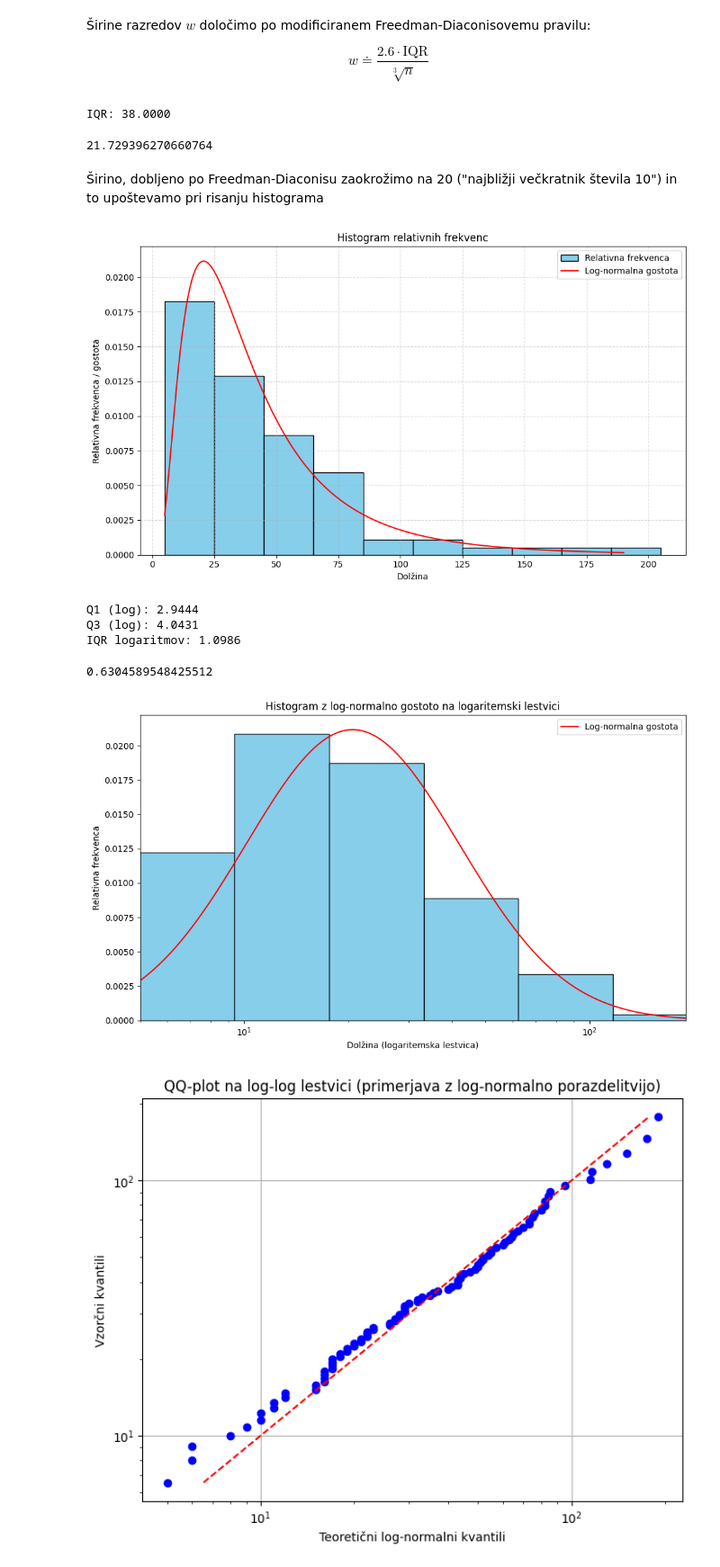
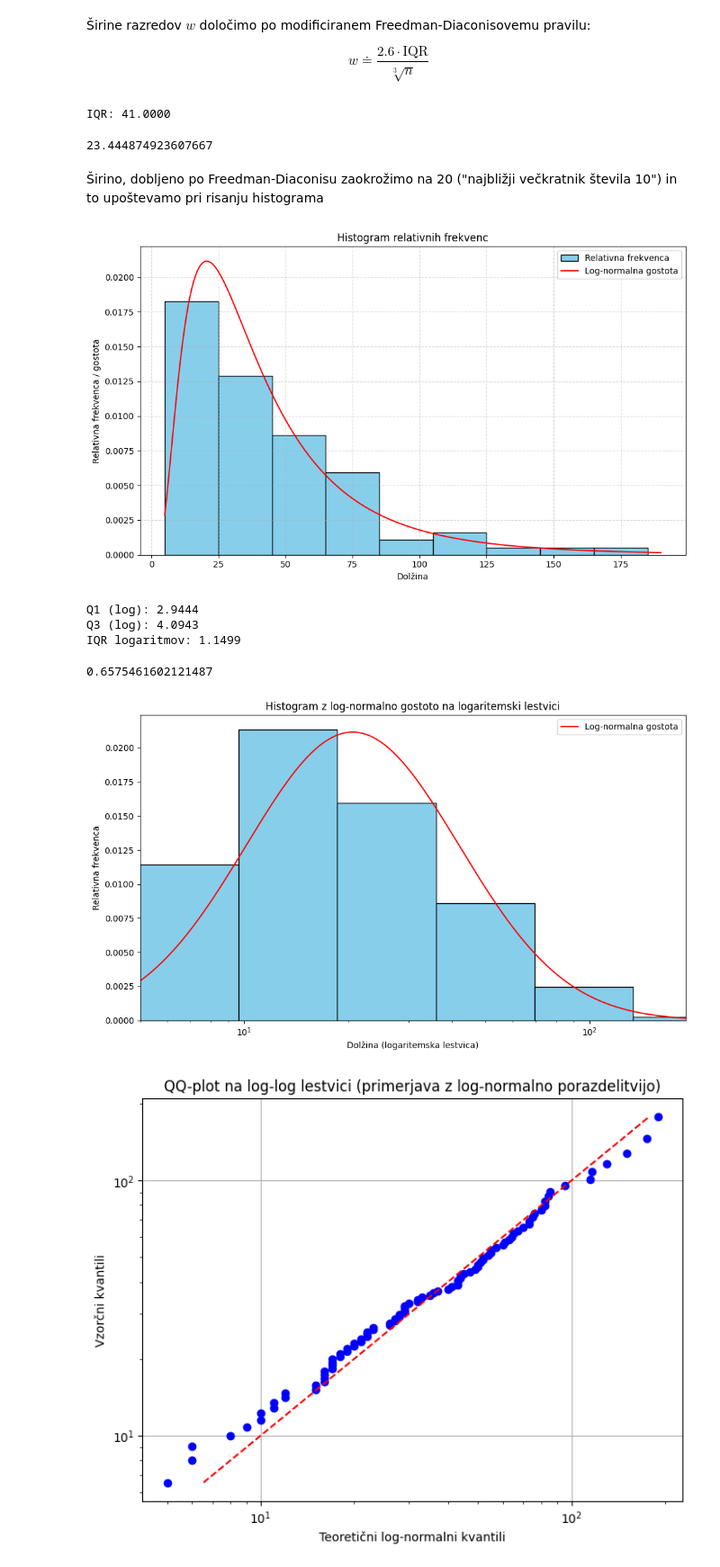
Before and after one commit to LukaLjevar/projektna_statistika, a Jupyter notebook: Hobotnice.ipynb, the cells around one changed output. Shown: that part at 90% size. Drawn from its saved outputs; the diff is of its cells as text; code cells hidden in the pictures.

Commit message:
Popravil sem, da prvega podatka ne razume kot naslov.

```diff
--- a/Hobotnice.ipynb
+++ b/Hobotnice.ipynb
@@ -32,20 +31,20 @@ $$w \doteq \frac{2.6  \cdot \mathrm{IQR}}{\sqrt[3]{n}}$$
 # %%
 #Poračunamo IQR:
 
-df = pd.read_csv('Hobotnice.csv')
+df = pd.read_csv('Hobotnice.csv', header=None)
 
 # Izberi stolpec
 stolpec = df.columns[0]
 
 # Izračun IQR
-q1 = df[stolpec].quantile(0.25)
-q3 = df[stolpec].quantile(0.75)
-iqr = q3 - q1
+q1_min = df[stolpec].quantile(0.25, interpolation = 'lower') # minimum prvega kvartila
+q3_max = df[stolpec].quantile(0.75, interpolation = 'higher') # maksimum tretjega kvartila
+iqr = q3_max - q1_min
 
 # Izpis
 print(f"IQR: {iqr:.4f}")
 # %% [output]
-IQR: 38.0000
+IQR: 41.0000
 # %%
 #Približne širine razredov bodo torej:
 n = 94
@@ -53,19 +52,19 @@ sirina = 2.6*iqr/np.cbrt(n)
 
 print(sirina)
 # %% [output]
-21.729396270660764
+23.444874923607667
 # %% [markdown]
 Širino, dobljeno po Freedman-Diaconisu zaokrožimo na 20 ("najbližji večkratnik števila 10") in to upoštevamo pri risanju histograma
 # %%
 from scipy.stats import lognorm
 
-df = pd.read_csv('Hobotnice.csv')
+df = pd.read_csv('Hobotnice.csv', header=None)
 
 # Histogram - določimo širino stolpca
 sirina = 20
 min_vrednost = df[stolpec].min()
 max_vrednost = df[stolpec].max()
-meje = np.arange(min_vrednost, max_vrednost + sirina, sirina)
+meje = np.arange(min_vrednost, max_vrednost, sirina)
 
 # Histogram relativnih frekvenc
 plt.figure(figsize=(10, 6))
@@ -93,12 +92,12 @@ plt.ylabel('Relativna frekvenca / gostota')
 plt.grid(True, linestyle='--', alpha=0.5)
 plt.legend()
 plt.tight_layout()
+
 plt.show()
 # %% [output]
-[figure, old version]
+[figure, new version]
 # %%
 #Da določimo širine stolpcev, moramo poračunati še IQR logaritmov
-stolpec = df.columns[0]
 
 # Odstrani vrednosti ≤ 0 (log ni definiran)
 podatki = df[df[stolpec] > 0][stolpec]
@@ -107,8 +106,8 @@ podatki = df[df[stolpec] > 0][stolpec]
 log_podatki = np.log(podatki)
 
 # Izračun IQR logaritmov
-q1 = np.percentile(log_podatki, 25)
-q3 = np.percentile(log_podatki, 75)
+q1 = np.quantile(log_podatki, 0.25, method = 'lower') # Vzamemo najmanjšo vrednost za prvi kvartil
+q3 = np.quantile(log_podatki, 0.75, method = 'higher') # Vzamemo navečjo vrednost za tretji kvartil
 iqr_log = q3 - q1
 
 # Izpis rezultatov
@@ -117,64 +116,42 @@ print(f"Q3 (log): {q3:.4f}")
 print(f"IQR logaritmov: {iqr_log:.4f}")
 # %% [output]
 Q1 (log): 2.9444
-Q3 (log): 4.0431
-IQR logaritmov: 1.0986
+Q3 (log): 4.0943
+IQR logaritmov: 1.1499
 # %%
-#Poračunamo širine razredov po modificiranem Freedman-Diaconisovim pravilu:
+#Poračunamo širine razredov po modificiranem Freedman-Diaconisovem pravilu:
+n = len(log_podatki)
+sirina_log = 2.6 * iqr_log / np.cbrt(n)
+print(sirina_log)
+# %% [output]
+0.6575461602121487
 # %%
-stolpec = df.columns[0]
 
-# Uporabi samo pozitivne vrednosti (logaritemska skala zahteva >0)
-podatki = df[df[stolpec] > 0][stolpec]
-
-# Izračun logaritmov podatkov (za log-skalo)
-log_podatki = np.log(podatki)
-
-# Izračun IQR logaritmov
-q1 = np.percentile(log_podatki, 25)
-q3 = np.percentile(log_podatki, 75)
-iqr_log = q3 - q1
-
-# Število podatkov
-n = len(log_podatki)
-
-# Širina razreda po Freedman-Diaconisu na log-skali
-sirina_log = 2.6 * iqr_log / np.cbrt(n)
-print(sirina_log)
-
-# Določimo robove binov na log-skali
+# Določimo robove binov na log-lestvici
 min_log = log_podatki.min()
 max_log = log_podatki.max()
 meje_log = np.arange(min_log, max_log + sirina_log, sirina_log)
-bins = np.exp(meje_log)  # pretvori nazaj v originalno skalo
-
-# Parametri log-normalne porazdelitve
-povp = 43.9677
-std = 35.6045
-varianca = std**2
-phi = np.sqrt(np.log(1 + varianca / povp**2))  # sigma (parametrizacija lognorm)
-mu = np.log(povp) - 0.5 * phi**2  # mu (log-povp)
+bins = np.exp(meje_log)  # pretvori nazaj v originalno lestvico
 
 # Histogram in gostota
 plt.figure(figsize=(10, 6))
 plt.hist(podatki, bins=bins, color='skyblue', edgecolor='black', density=True)
 
 # Log-normalna gostota
 x = np.logspace(np.log10(podatki.min()), np.log10(podatki.max()), 500)
 pdf = lognorm.pdf(x, s=phi, scale=np.exp(mu))
 plt.plot(x, pdf, 'r-', label='Log-normalna gostota')
 
 plt.xscale('log')
 plt.xlim(podatki.min(), podatki.max())
 plt.xlabel('Dolžina (logaritemska lestvica)')
 plt.ylabel('Relativna frekvenca')
 plt.title('Histogram z log-normalno gostoto na logaritemski lestvici')
 plt.legend()
 plt.tight_layout()
 plt.show()
 # %% [output]
-0.6304589548425512
-[figure, old version]
+[figure, new version]
 # %%
 podatki = pd.read_csv('Hobotnice.csv')
 
```
Also changed, not shown: parts of 2 cells of this notebook.
